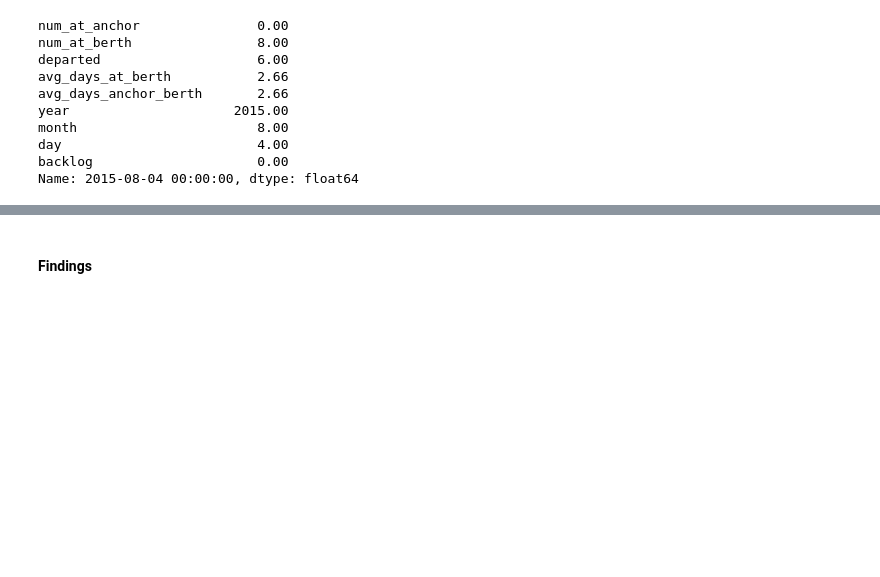
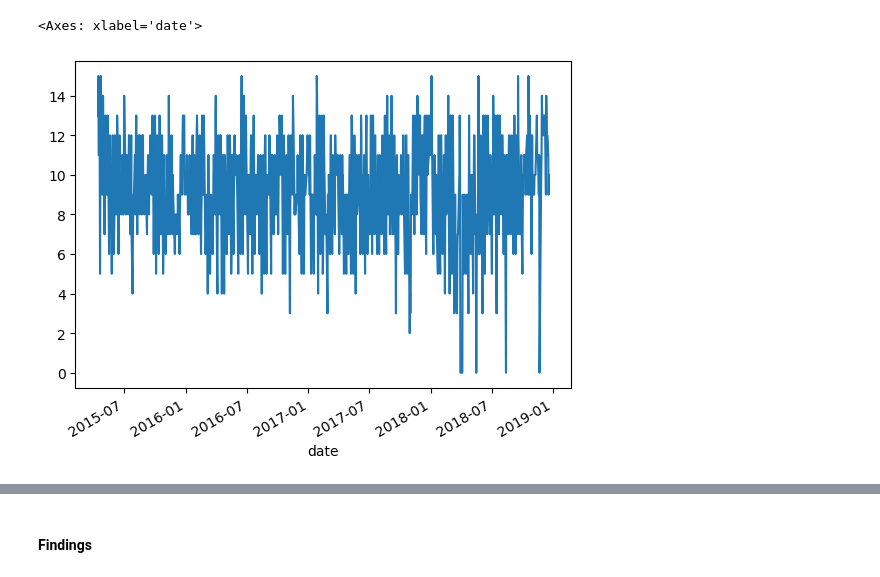
Before and after one commit to la-boat-traffic/la-boat-traffic, a Jupyter notebook: derek-explore.ipynb, the cells around one changed output, grey strips where cells are left out. Saved outputs shown, nothing was run; the diff lists cells and outputs as text; code cells hidden in the pictures; blank space fills up the shorter version.

```diff
--- a/derek-explore.ipynb
+++ b/derek-explore.ipynb
@@ -36,16 +38,8 @@ df.head(20)
-# %%
-df.iloc[97]
-# %% [output]
-num_at_anchor               0.00
-num_at_berth                8.00
-departed                    6.00
-avg_days_at_berth           2.66
-avg_days_anchor_berth       2.66
-year                     2015.00
-month                       8.00
-day                         4.00
-backlog                     0.00
-Name: 2015-08-04 00:00:00, dtype: float64
+# %%
+df.num_at_berth.plot()
+# %% [output]
+<Axes: xlabel='date'>
+[figure, added]
 # %%
 df['year'] = pd.DatetimeIndex(df.index).year
 df['month'] = pd.DatetimeIndex(df.index).month
```
Also changed, not shown: parts of 33 cells of this notebook.
